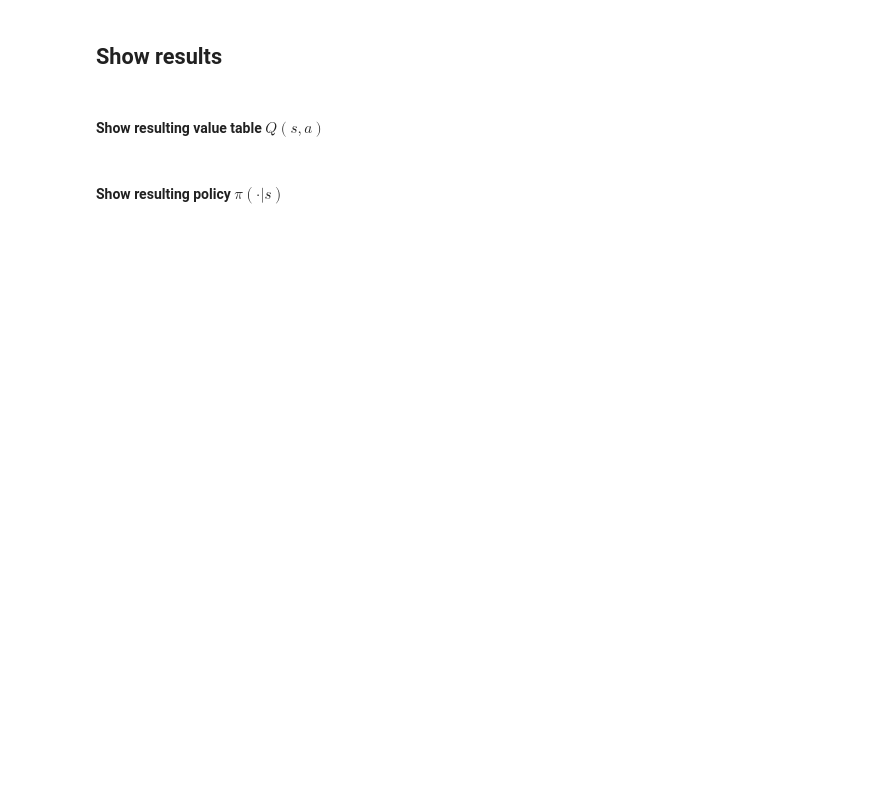
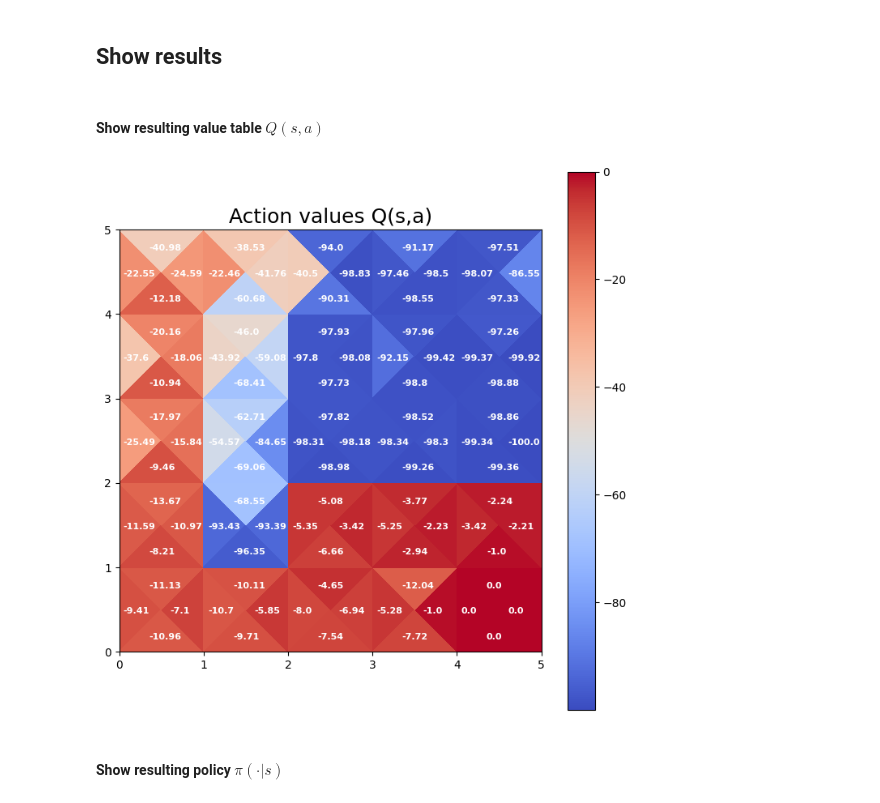
Before and after one commit to LuisMend12/udemy_courses, a Jupyter notebook: rl_course/on_policy_monte_carlo/Section_4_on_policy_control.ipynb, the cells around one changed output. Cells and saved outputs as stored; diff of their text form; code cells hidden in the pictures; blank space fills up the shorter version.

```diff
--- a/rl_course/on_policy_monte_carlo/Section_4_on_policy_control.ipynb
+++ b/rl_course/on_policy_monte_carlo/Section_4_on_policy_control.ipynb
@@ -418,5 +416,9 @@ TypeError: Maze.simulate_step() missing 1 required positional argument: 'action'
 ## Show results
 # %% [markdown]
 #### Show resulting value table $Q(s, a)$
+# %%
+plot_action_values(action_values)
+# %% [output]
+[figure, added]
 # %% [markdown]
 #### Show resulting policy $\pi(\cdot|s)$
```
Also changed, not shown: parts of 3 cells of this notebook.
